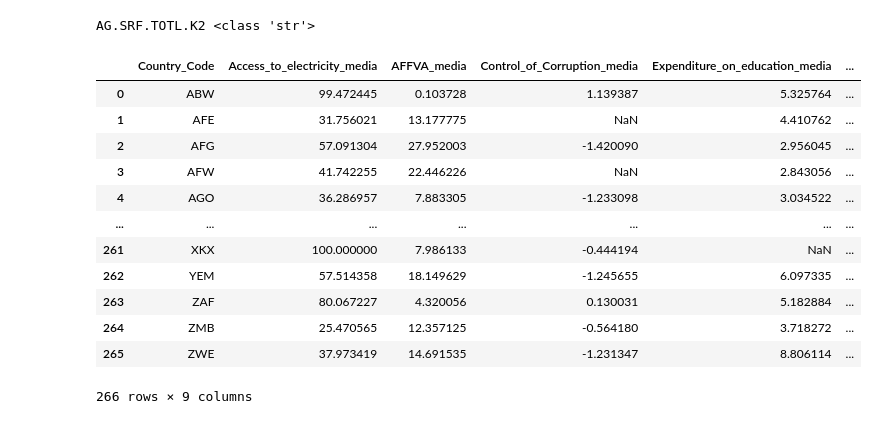
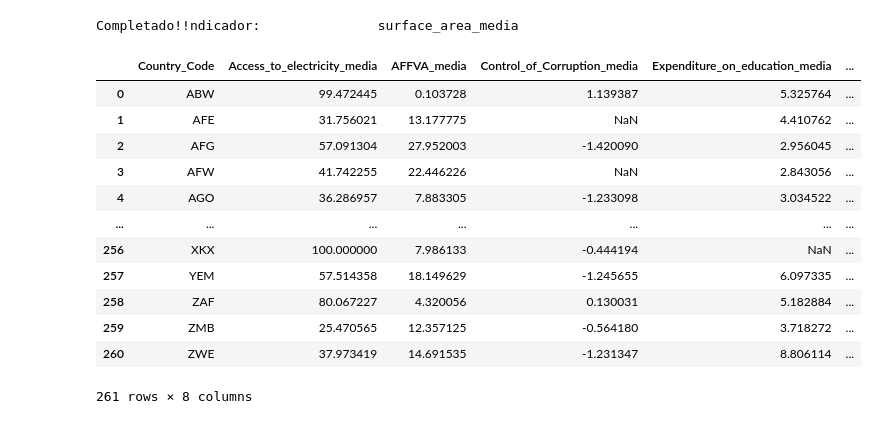
Before and after one commit to leodan52/OlympicMedalsByCountry, a Jupyter notebook: Anexo_Tratamiento_datos_WBG.ipynb, the cells around one changed output. Drawn from its saved outputs; the diff is of its cells as text; code cells hidden in the pictures.

```diff
--- a/Anexo_Tratamiento_datos_WBG.ipynb
+++ b/Anexo_Tratamiento_datos_WBG.ipynb
@@ -139,4 +200,0 @@ NY.GDP.PCAP.CD <class 'str'>
-# %%
-df_gdp_ppp = trata_csv("data/WBG_data/GDP_per_capita_PPP.csv", "GDP_per_capitaPPP_media", skiprows=4)
-df = df.merge(df_gdp_ppp, how="inner", on="Country_Code")
-df
@@ -158,4 +200,0 @@ NY.GDP.PCAP.PP.CD <class 'str'>
-# %%
-df_pop = trata_csv("data/WBG_data/population.csv", "population_media", skiprows=4)
-df = df.merge(df_pop, how="inner", on="Country_Code")
-df
@@ -177,22 +201,38 @@ SP.POP.TOTL <class 'str'>
-# %%
-df_surface = trata_csv("data/WBG_data/surface_area.csv", "surface_area_media", skiprows=4)
-df = df.merge(df_surface, how="inner", on="Country_Code")
-df
-# %% [output]
-AG.SRF.TOTL.K2 <class 'str'>
-|  | Country_Code | Access_to_electricity_media | AFFVA_media | Control_of_Corruption_media | Expenditure_on_education_media | ... |
-| 0 | ABW | 99.472445 | 0.103728 | 1.139387 | 5.325764 | ... |
-| 1 | AFE | 31.756021 | 13.177775 | NaN | 4.410762 | ... |
-| 2 | AFG | 57.091304 | 27.952003 | -1.420090 | 2.956045 | ... |
-| 3 | AFW | 41.742255 | 22.446226 | NaN | 2.843056 | ... |
-| 4 | AGO | 36.286957 | 7.883305 | -1.233098 | 3.034522 | ... |
-| ... | ... | ... | ... | ... | ... | ... |
-| 261 | XKX | 100.000000 | 7.986133 | -0.444194 | NaN | ... |
-| 262 | YEM | 57.514358 | 18.149629 | -1.245655 | 6.097335 | ... |
-| 263 | ZAF | 80.067227 | 4.320056 | 0.130031 | 5.182884 | ... |
-| 264 | ZMB | 25.470565 | 12.357125 | -0.564180 | 3.718272 | ... |
-| 265 | ZWE | 37.973419 | 14.691535 | -1.231347 | 8.806114 | ... |
-266 rows × 9 columns
+# %%
+wbg = WBGData()
+# %%
+def extraer_indicadores():
+	df = pd.DataFrame()
+	max_space = max([len(i) for i in codigos_indicadores.keys()]) + 2
+	for nombre,codigo in codigos_indicadores.items():
+		print(f"Extrayendo indicador: {nombre:>{max_space}}", end="\r")
+		dataset = wbg.get_indicator(codigo, pandas_format_long=False)
+		df_indicador = trata_csv(dataset, nombre, skiprows=4)
+		df_indicador = df_indicador.dropna(subset=["Country_Code"])
+		try:
+			df = df.merge(df_indicador, how="inner", on="Country_Code")
+		except KeyError:
+			df = df_indicador.copy()
+	print("Completado!!")
+	return df
+
+df = extraer_indicadores()
+df
+# %% [output]
+Completado!!ndicador:               surface_area_media
+|  | Country_Code | Access_to_electricity_media | AFFVA_media | Control_of_Corruption_media | Expenditure_on_education_media | ... |
+| 0 | ABW | 99.472445 | 0.103728 | 1.139387 | 5.325764 | ... |
+| 1 | AFE | 31.756021 | 13.177775 | NaN | 4.410762 | ... |
+| 2 | AFG | 57.091304 | 27.952003 | -1.420090 | 2.956045 | ... |
+| 3 | AFW | 41.742255 | 22.446226 | NaN | 2.843056 | ... |
+| 4 | AGO | 36.286957 | 7.883305 | -1.233098 | 3.034522 | ... |
+| ... | ... | ... | ... | ... | ... | ... |
+| 256 | XKX | 100.000000 | 7.986133 | -0.444194 | NaN | ... |
+| 257 | YEM | 57.514358 | 18.149629 | -1.245655 | 6.097335 | ... |
+| 258 | ZAF | 80.067227 | 4.320056 | 0.130031 | 5.182884 | ... |
+| 259 | ZMB | 25.470565 | 12.357125 | -0.564180 | 3.718272 | ... |
+| 260 | ZWE | 37.973419 | 14.691535 | -1.231347 | 8.806114 | ... |
+261 rows × 8 columns
 # %%
 # datos de paises
 
```
Also changed, not shown: parts of 14 cells of this notebook, 14 other files.
